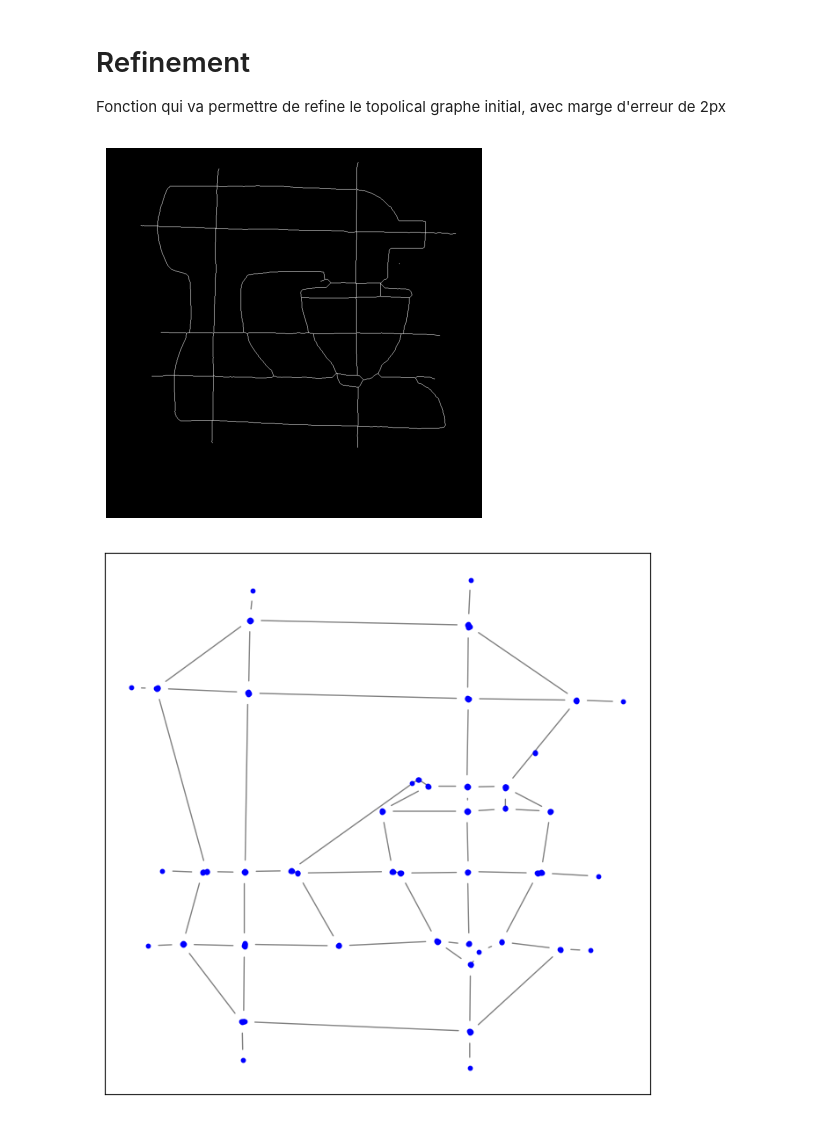
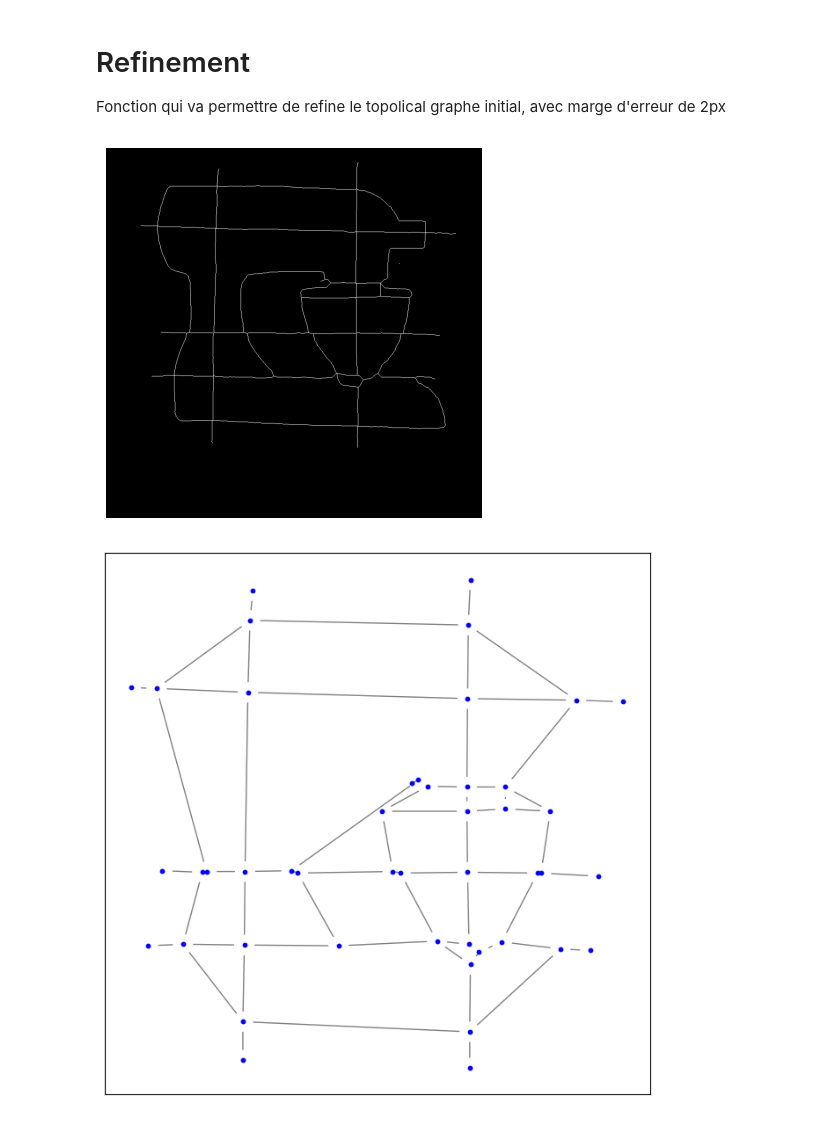
Before and after one commit to rambip/sketch-vectorization, a Jupyter notebook: notebooks/work_matteo.ipynb, the cells around one changed output. Cells and saved outputs as stored; diff of their text form; code cells hidden in the pictures.

```diff
--- a/notebooks/work_matteo.ipynb
+++ b/notebooks/work_matteo.ipynb
@@ -17,19 +22,19 @@ from bez.refinement import  refine
 # %%
 # Skeleton extraction
 img = io.imread(ROOT_DIR /"data/original_paper/figure_2/input.png")
 
 skeletone, thikness = image_to_skeleton(img)
 plt.imshow(skeletone, cmap="gray")
 plt.axis("off")
 plt.show()
 
-topo_graph = extract_topology_from_skeleton(skeletone)
+topo_graph = extract_simple_topology_from_skeleton(skeletone)
 visualize_subgraph(topo_graph, full_graph=True)
 
 bezier_curves = bezier_from_graph(topo_graph)
 visualize_bezier_fits(img, bezier_curves)
 # %% [output]
 [figure]
-[figure, old version]
+[figure, new version]
 [figure]
 # %%
```
Also changed, not shown: parts of 4 cells of this notebook, 3 other files.
